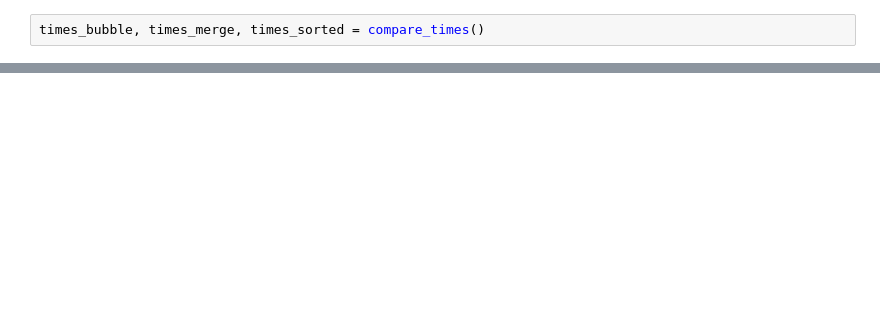
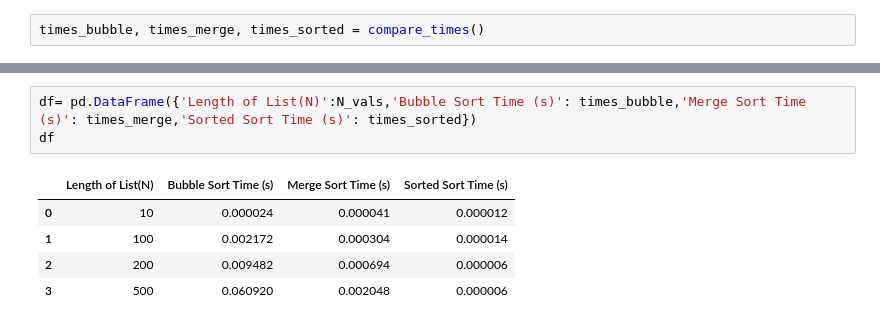
Before and after one commit to pspatel2/MSiA422_Assignments, a Jupyter notebook: HW2/MSiA 422 Homework 2 Working.ipynb, the cells around one changed output, grey strips where cells are left out. Cells and saved outputs as stored; diff of their text form; blank space fills up the shorter version.

```diff
--- a/HW2/MSiA 422 Homework 2 Working.ipynb
+++ b/HW2/MSiA 422 Homework 2 Working.ipynb
@@ -118,0 +180,9 @@ plt.plot(N_vals,times_sorted)
+# %%
+df= pd.DataFrame({'Length of List(N)':N_vals,'Bubble Sort Time (s)': times_bubble,'Merge Sort Time (s)': times_merge,'Sorted Sort Time (s)': times_sorted})
+df
+# %% [output]
+|  | Length of List(N) | Bubble Sort Time (s) | Merge Sort Time (s) | Sorted Sort Time (s) |
+| 0 | 10 | 0.000024 | 0.000041 | 0.000012 |
+| 1 | 100 | 0.002172 | 0.000304 | 0.000014 |
+| 2 | 200 | 0.009482 | 0.000694 | 0.000006 |
+| 3 | 500 | 0.060920 | 0.002048 | 0.000006 |
```
Also changed, not shown: parts of 38 cells of this notebook.
